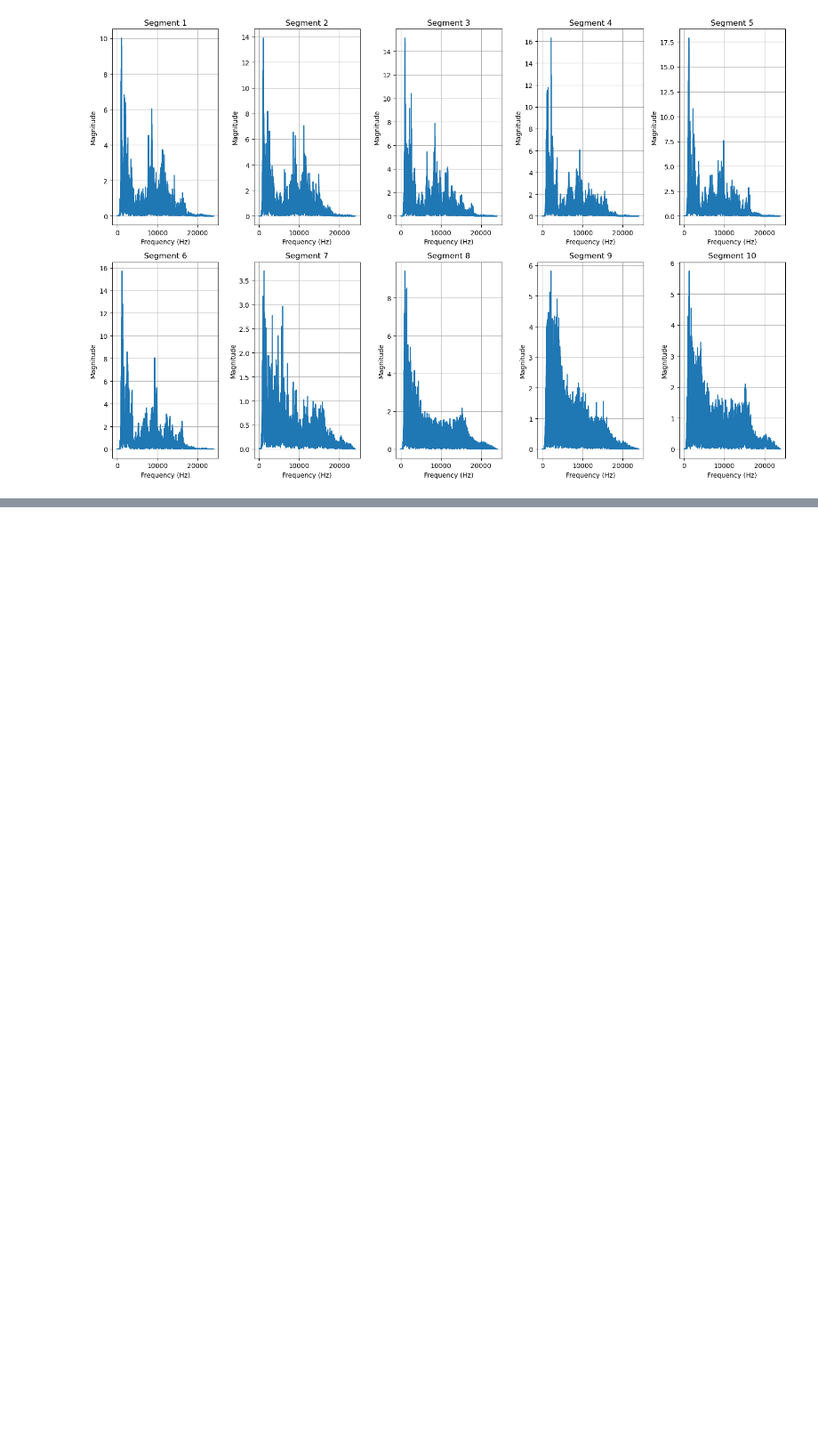
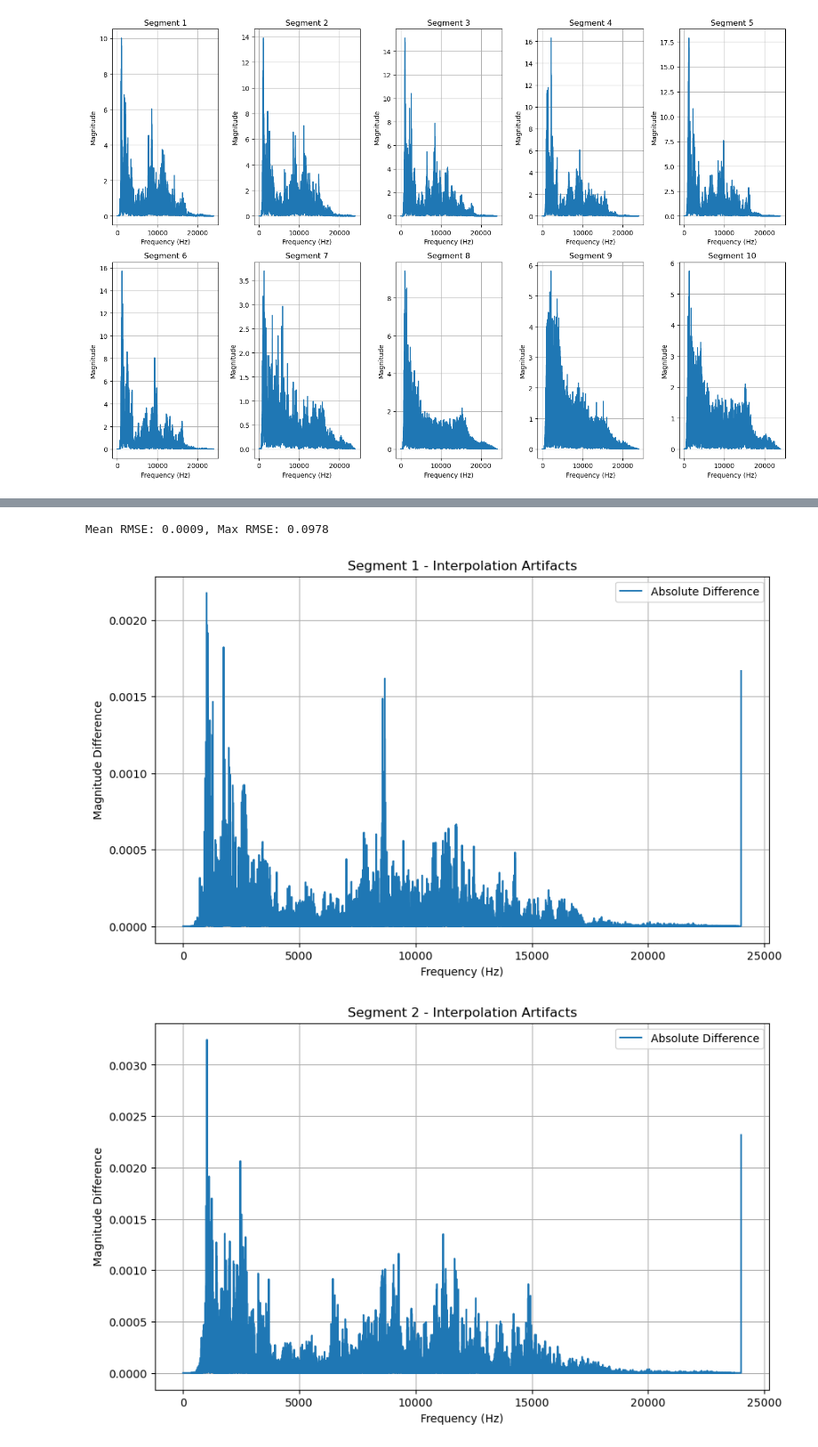
Before and after one commit to drkrs919/owlVocalization, a Jupyter notebook: scripts/separateWorkflow.ipynb, the cells around one changed output, grey strips where cells are left out. Shown at 89% size. Drawn from its saved outputs; the diff is of its cells as text; code cells hidden in the pictures; blank space fills up the shorter version.

```diff
--- a/scripts/separateWorkflow.ipynb
+++ b/scripts/separateWorkflow.ipynb
@@ -176,0 +254,31 @@ processed_segments_fft = pad_fft_magnitudes(processed_segments_fft)
+# %%
+errors = []
+for segment in processed_segments_fft:
+    interp_func = interp1d(segment['common_frequencies'], segment['interpolated_fft_magnitude'],
+                           kind='cubic', bounds_error=False, fill_value=0)
+    interpolated_on_original = interp_func(segment['fft_frequencies'])
+    error = np.sqrt(np.mean((segment['fft_magnitude'] - interpolated_on_original) ** 2))
+    errors.append(error)
+
+print(f"Mean RMSE: {np.mean(errors):.4f}, Max RMSE: {np.max(errors):.4f}")
+# %% [output]
+Mean RMSE: 0.0009, Max RMSE: 0.0978
+# %%
+for i, segment in enumerate(processed_segments_fft[:5]):
+    plt.figure(figsize=(10, 6))
+    original_frequencies = segment['fft_frequencies']
+    interp_func = interp1d(segment['common_frequencies'], segment['interpolated_fft_magnitude'],
+                           kind='cubic', bounds_error=False, fill_value=0)
+    interpolated_on_original = interp_func(original_frequencies)
+    differences = np.abs(segment['fft_magnitude'] - interpolated_on_original)
+
+    plt.plot(original_frequencies, differences, label="Absolute Difference")
+    plt.title(f"Segment {i + 1} - Interpolation Artifacts")
+    plt.xlabel("Frequency (Hz)")
+    plt.ylabel("Magnitude Difference")
+    plt.legend()
+    plt.grid()
+    plt.show()
+# %% [output]
+[figure, added]
+[figure, added]
```
Also changed, not shown: parts of 11 cells of this notebook.
